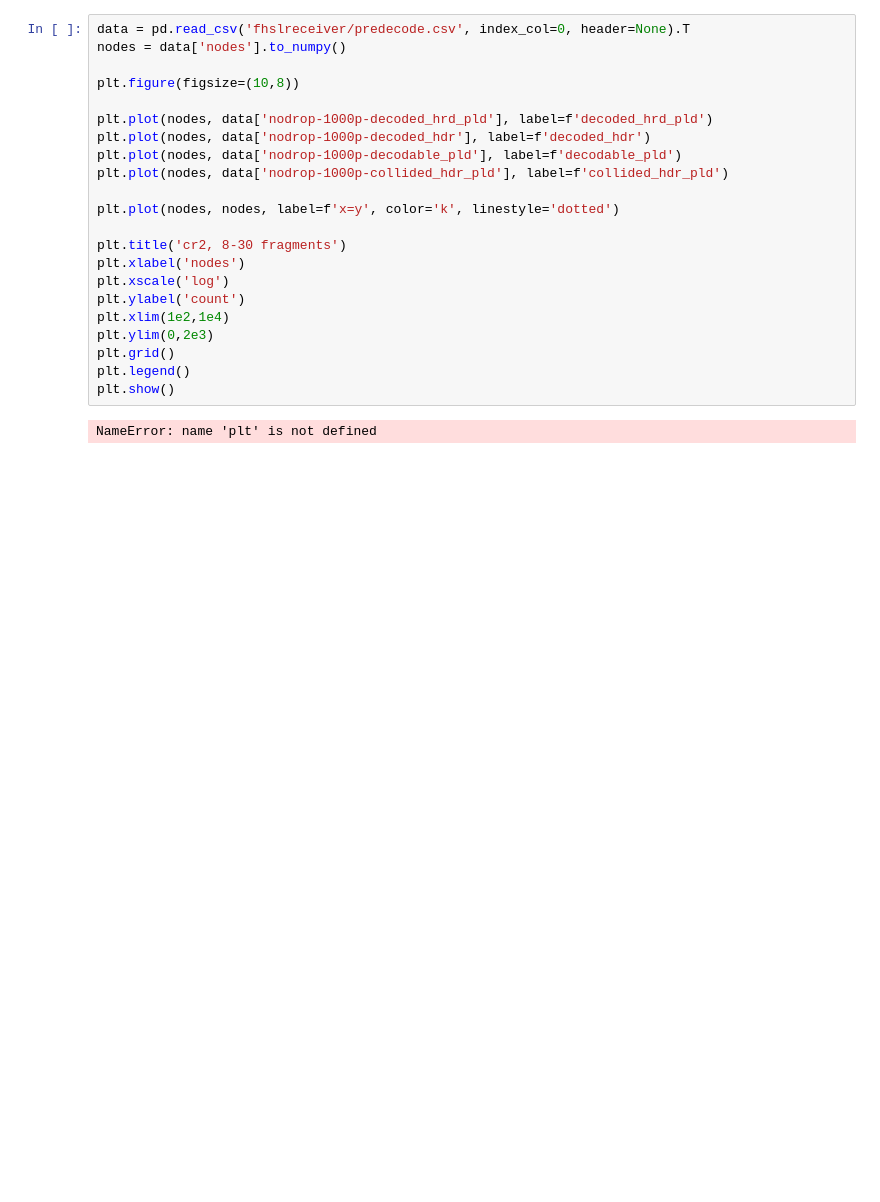
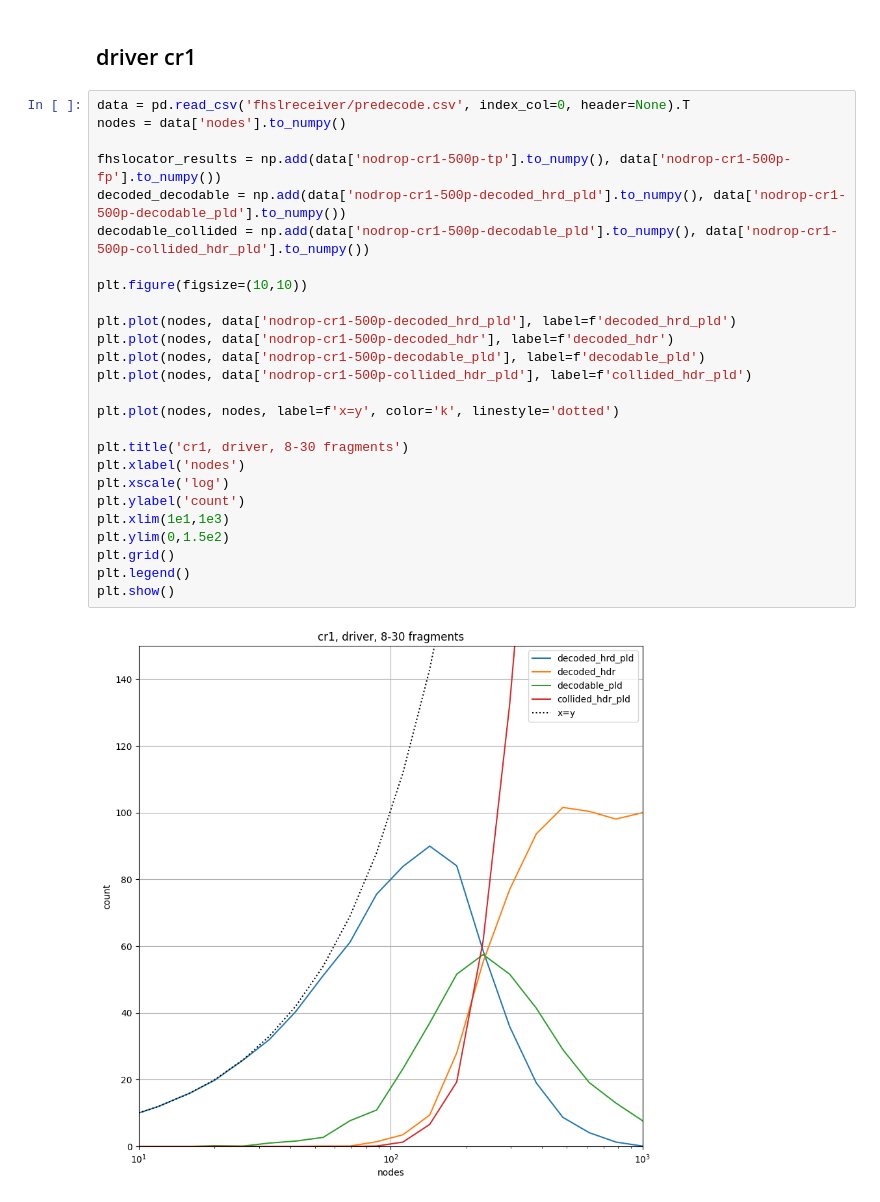
Before and after one commit to diegomm6/lr-fhss_seq-families, a Jupyter notebook: predecode.ipynb, the cells around one changed output. Saved outputs shown, nothing was run; the diff lists cells and outputs as text; blank space fills up the shorter version.

```diff
--- a/predecode.ipynb
+++ b/predecode.ipynb
@@ -7,24 +7,30 @@ ModuleNotFoundError: No module named 'pyparsing'
+# %% [markdown]
+## driver cr1
 # %%
 data = pd.read_csv('fhslreceiver/predecode.csv', index_col=0, header=None).T
 nodes = data['nodes'].to_numpy()
 
-plt.figure(figsize=(10,8))
+fhslocator_results = np.add(data['nodrop-cr1-500p-tp'].to_numpy(), data['nodrop-cr1-500p-fp'].to_numpy())
+decoded_decodable = np.add(data['nodrop-cr1-500p-decoded_hrd_pld'].to_numpy(), data['nodrop-cr1-500p-decodable_pld'].to_numpy())
+decodable_collided = np.add(data['nodrop-cr1-500p-decodable_pld'].to_numpy(), data['nodrop-cr1-500p-collided_hdr_pld'].to_numpy())
 
-plt.plot(nodes, data['nodrop-1000p-decoded_hrd_pld'], label=f'decoded_hrd_pld')
-plt.plot(nodes, data['nodrop-1000p-decoded_hdr'], label=f'decoded_hdr')
-plt.plot(nodes, data['nodrop-1000p-decodable_pld'], label=f'decodable_pld')
-plt.plot(nodes, data['nodrop-1000p-collided_hdr_pld'], label=f'collided_hdr_pld')
+plt.figure(figsize=(10,10))
+
+plt.plot(nodes, data['nodrop-cr1-500p-decoded_hrd_pld'], label=f'decoded_hrd_pld')
+plt.plot(nodes, data['nodrop-cr1-500p-decoded_hdr'], label=f'decoded_hdr')
+plt.plot(nodes, data['nodrop-cr1-500p-decodable_pld'], label=f'decodable_pld')
+plt.plot(nodes, data['nodrop-cr1-500p-collided_hdr_pld'], label=f'collided_hdr_pld')
 
 plt.plot(nodes, nodes, label=f'x=y', color='k', linestyle='dotted')
 
-plt.title('cr2, 8-30 fragments')
+plt.title('cr1, driver, 8-30 fragments')
 plt.xlabel('nodes')
 plt.xscale('log')
 plt.ylabel('count')
-plt.xlim(1e2,1e4)
-plt.ylim(0,2e3)
+plt.xlim(1e1,1e3)
+plt.ylim(0,1.5e2)
 plt.grid()
 plt.legend()
 plt.show()
 # %% [output]
-NameError: name 'plt' is not defined
+[figure, added]
```
Also changed, not shown: parts of 8 cells of this notebook, 6 other files.
